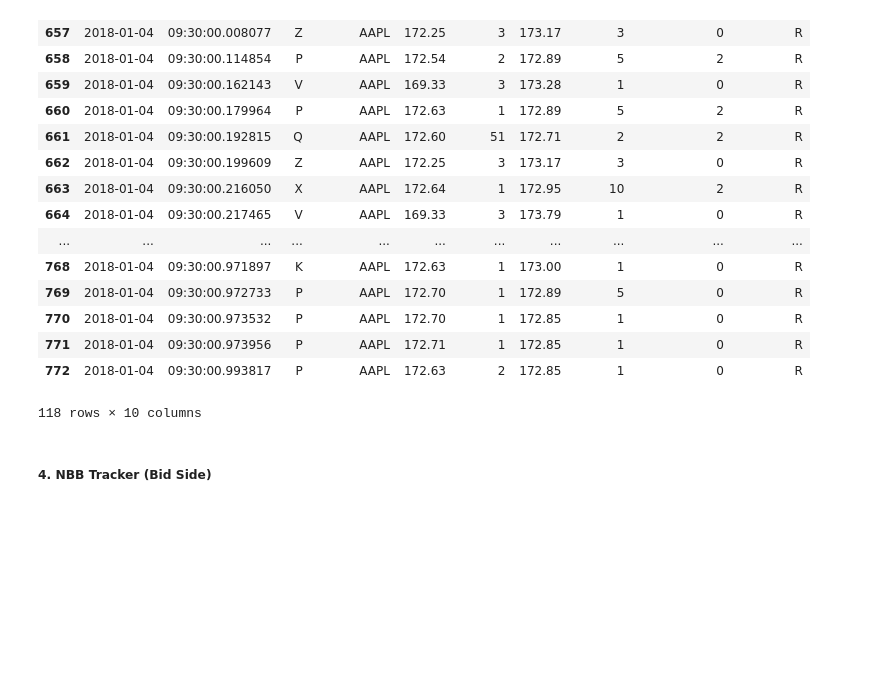
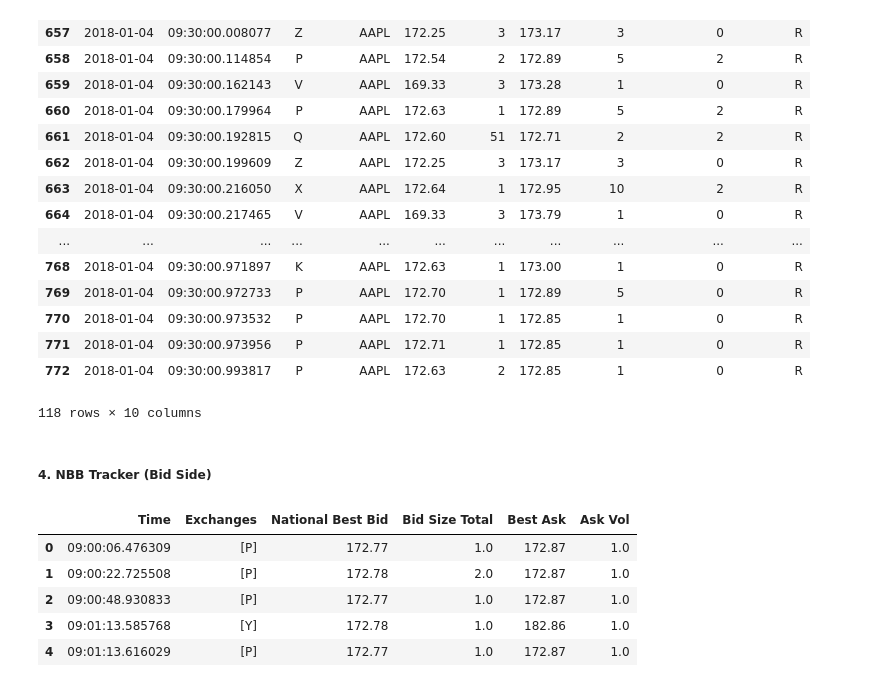
Before and after one commit to kevinramlal/QuotingBehaviour, a Jupyter notebook: TAQ/Notebooks/TAQ SandBox.ipynb, the cells around one changed output. Drawn from its saved outputs; the diff is of its cells as text; code cells hidden in the pictures; blank space fills up the shorter version.

```diff
--- a/TAQ/Notebooks/TAQ SandBox.ipynb
+++ b/TAQ/Notebooks/TAQ SandBox.ipynb
@@ -55,6 +55,15 @@ quotes[(quotes['Time'] >= '09:30:00') & (quotes['Time'] <= '09:30:01')] #already
 ##### 4. NBB Tracker (Bid Side)
 # %%
 NBB_df = AAPL.NBB_combiner()
+# %%
+NBB_df.head()
+# %% [output]
+|  | Time | Exchanges | National Best Bid | Bid Size Total | Best Ask | Ask Vol |
+| 0 | 09:00:06.476309 | [P] | 172.77 | 1.0 | 172.87 | 1.0 |
+| 1 | 09:00:22.725508 | [P] | 172.78 | 2.0 | 172.87 | 1.0 |
+| 2 | 09:00:48.930833 | [P] | 172.77 | 1.0 | 172.87 | 1.0 |
+| 3 | 09:01:13.585768 | [Y] | 172.78 | 1.0 | 182.86 | 1.0 |
+| 4 | 09:01:13.616029 | [P] | 172.77 | 1.0 | 172.87 | 1.0 |
 # %%
 NBB_df[(NBB_df['Time'] >= '09:29:00') & (NBB_df['Time'] <= '09:31:00')]
 
```
Also changed, not shown: parts of 1 cell of this notebook, 2 other files.
